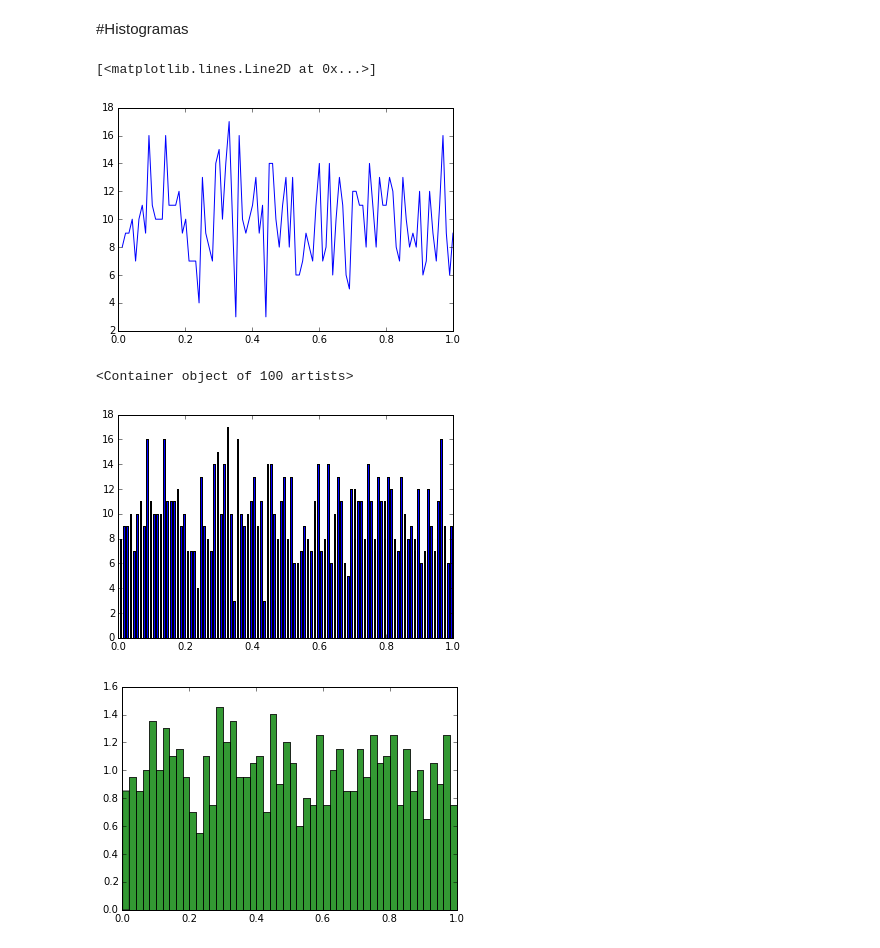
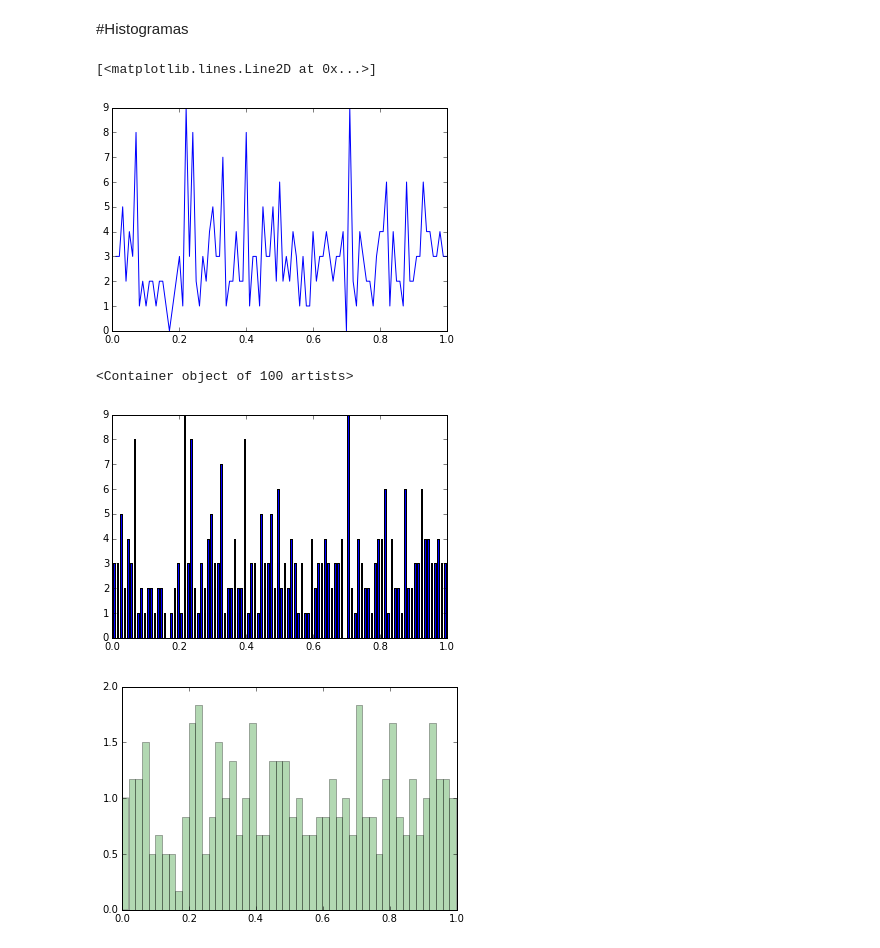
Before and after one commit to Dan08/MetodosComputacionales, a Jupyter notebook: hands_on/ipython/NuevoTour.ipynb, the cells around one changed output. Saved outputs shown, nothing was run; the diff lists cells and outputs as text; code cells hidden in the pictures.

```diff
--- a/hands_on/ipython/NuevoTour.ipynb
+++ b/hands_on/ipython/NuevoTour.ipynb
@@ -201,24 +239,24 @@ print(a)
 # %% [markdown]
 #Histogramas
 # %%
-a = random.random(1000)
+a = random.random(300)
 histo, bin_edges = histogram(a, bins=100)
 # %%
 plot(bin_edges[1:], histo)
 # %% [output]
 [<matplotlib.lines.Line2D at 0x...>]
-[figure, old version]
+[figure, new version]
 # %%
 width = 0.5*(bin_edges[1]-bin_edges[0])
 center = (bin_edges[1:] + bin_edges[:-1]) * 0.5
 bar(center, histo, align = 'center', width=width)
 # %% [output]
 <Container object of 100 artists>
-[figure, old version]
+[figure, new version]
 # %%
-n, bins, patches = hist(a, 50, normed=1, facecolor='green', alpha=0.80)
+n, bins, patches = hist(a, 50, normed=1, facecolor='green', alpha=0.30)
 # %% [output]
-[figure, old version]
+[figure, new version]
 # %%
 a = random.standard_normal(100000)
 histo, bin_edges = histogram(a, bins=100)
```
Also changed, not shown: parts of 20 cells of this notebook, 7 other files.
